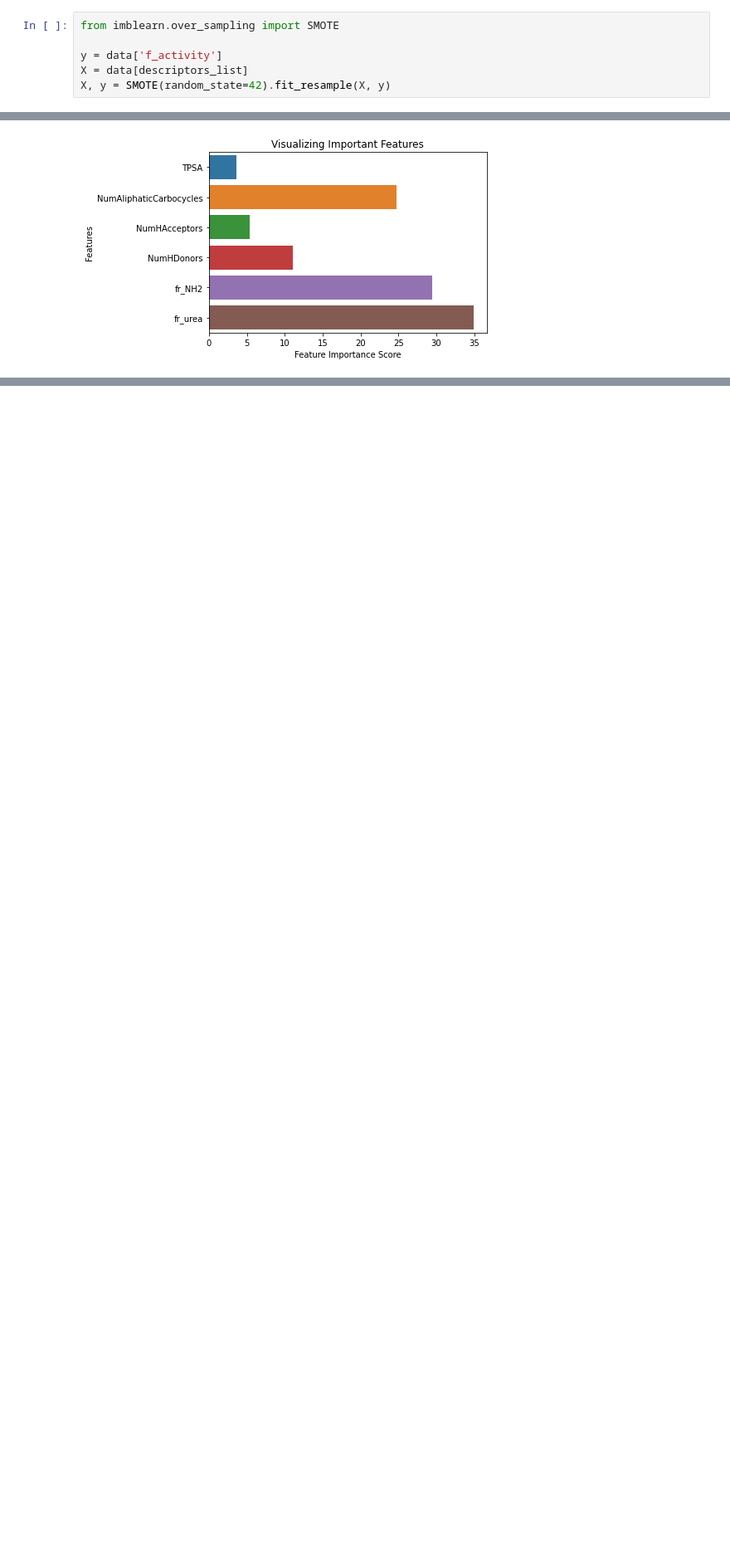
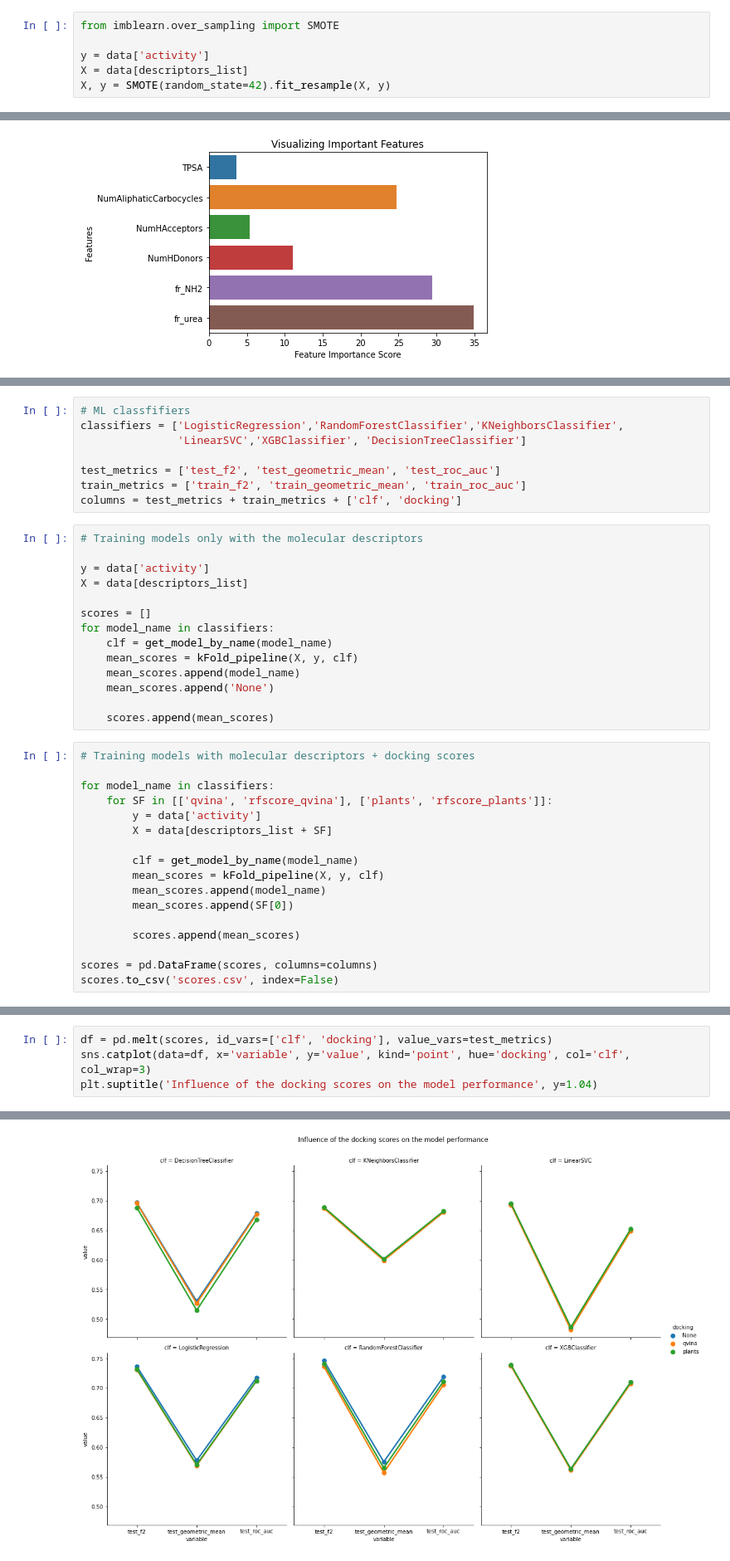
Before and after one commit to caiocrocha/SarsCov2Classifier, a Jupyter notebook: notebooks/ML.ipynb, the cells around one changed output, grey strips where cells are left out. Shown at 83% size. Cells and saved outputs as stored; diff of their text form; blank space fills up the shorter version.

```diff
--- a/notebooks/ML.ipynb
+++ b/notebooks/ML.ipynb
@@ -278,7 +208,7 @@ plants: 0.0871
 # %%
 from imblearn.over_sampling import SMOTE
 
-y = data['f_activity']
+y = data['activity']
 X = data[descriptors_list]
 X, y = SMOTE(random_state=42).fit_resample(X, y)
 # %%
@@ -326,0 +347,39 @@ plt.savefig('figures/important_features.png', dpi=128)
+# %%
+# ML classfifiers
+classifiers = ['LogisticRegression','RandomForestClassifier','KNeighborsClassifier',
+               'LinearSVC','XGBClassifier', 'DecisionTreeClassifier']
+
+test_metrics = ['test_f2', 'test_geometric_mean', 'test_roc_auc']
+train_metrics = ['train_f2', 'train_geometric_mean', 'train_roc_auc']
+columns = test_metrics + train_metrics + ['clf', 'docking']
+# %%
+# Training models only with the molecular descriptors
+
+y = data['activity']
+X = data[descriptors_list]
+
+scores = []
+for model_name in classifiers:
+    clf = get_model_by_name(model_name)
+    mean_scores = kFold_pipeline(X, y, clf)
+    mean_scores.append(model_name)
+    mean_scores.append('None')
+
+    scores.append(mean_scores)
+# %%
+# Training models with molecular descriptors + docking scores
+
+for model_name in classifiers:
+    for SF in [['qvina', 'rfscore_qvina'], ['plants', 'rfscore_plants']]:
+        y = data['activity']
+        X = data[descriptors_list + SF]
+
+        clf = get_model_by_name(model_name)
+        mean_scores = kFold_pipeline(X, y, clf)
+        mean_scores.append(model_name)
+        mean_scores.append(SF[0])
+
+        scores.append(mean_scores)
+
+scores = pd.DataFrame(scores, columns=columns)
+scores.to_csv('scores.csv', index=False)
@@ -326,0 +389,5 @@ plt.savefig('figures/important_features.png', dpi=128)
+# %%
+df = pd.melt(scores, id_vars=['clf', 'docking'], value_vars=test_metrics)
+sns.catplot(data=df, x='variable', y='value', kind='point', hue='docking', col='clf', col_wrap=3)
+plt.suptitle('Influence of the docking scores on the model performance', y=1.04)
+# %% [output]
@@ -326,0 +395 @@ plt.savefig('figures/important_features.png', dpi=128)
+[figure, added]
```
Also changed, not shown: parts of 35 cells of this notebook, 25 other files.
